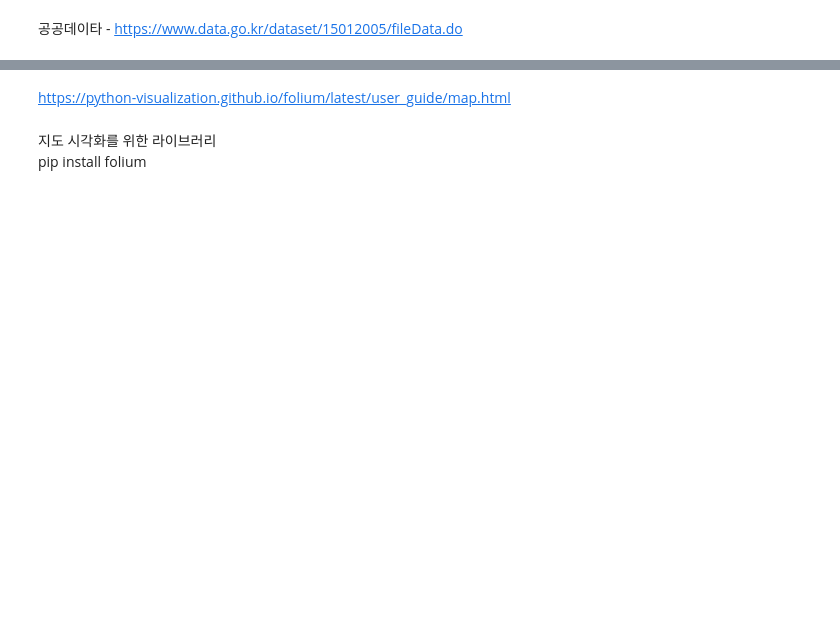
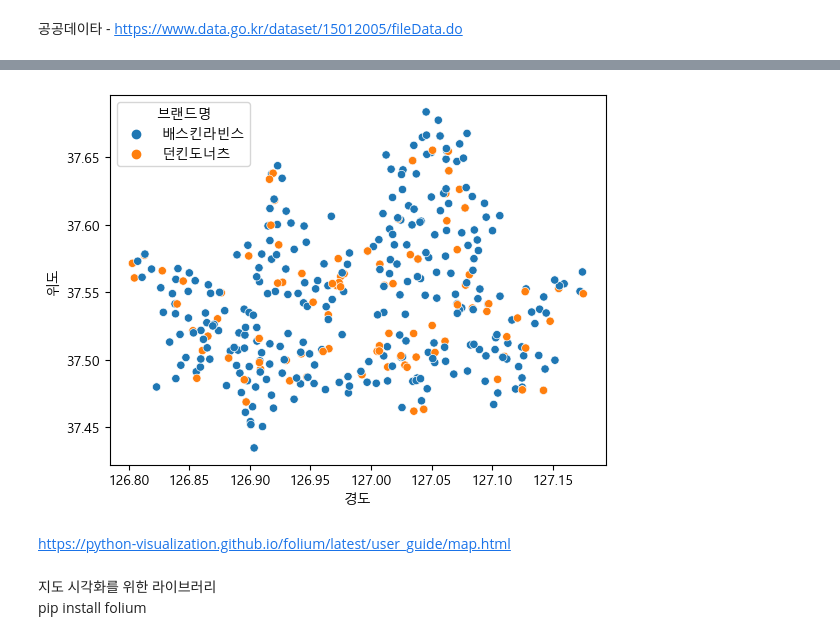
Before and after one commit to purum01/python, a Jupyter notebook: store.ipynb, the cells around one changed output, grey strips where cells are left out. Saved outputs shown, nothing was run; the diff lists cells and outputs as text; code cells hidden in the pictures; blank space fills up the shorter version.

```diff
--- a/store.ipynb
+++ b/store.ipynb
@@ -65,5 +91,7 @@ df_31[["위도", "경도"]].plot.scatter(x="경도", y="위도");   # 산점도(
 # %%
-sns.scatterplot(data=df_31, x="경도", y="위도", hue="브랜드명");
+sns.scatterplot(data=df, x="경도", y="위도", hue="브랜드명");
+# %% [output]
+[figure, added]
 # %% [markdown]
 https://python-visualization.github.io/folium/latest/user_guide/map.html
 # %% [markdown]
```
Also changed, not shown: parts of 27 cells of this notebook.
